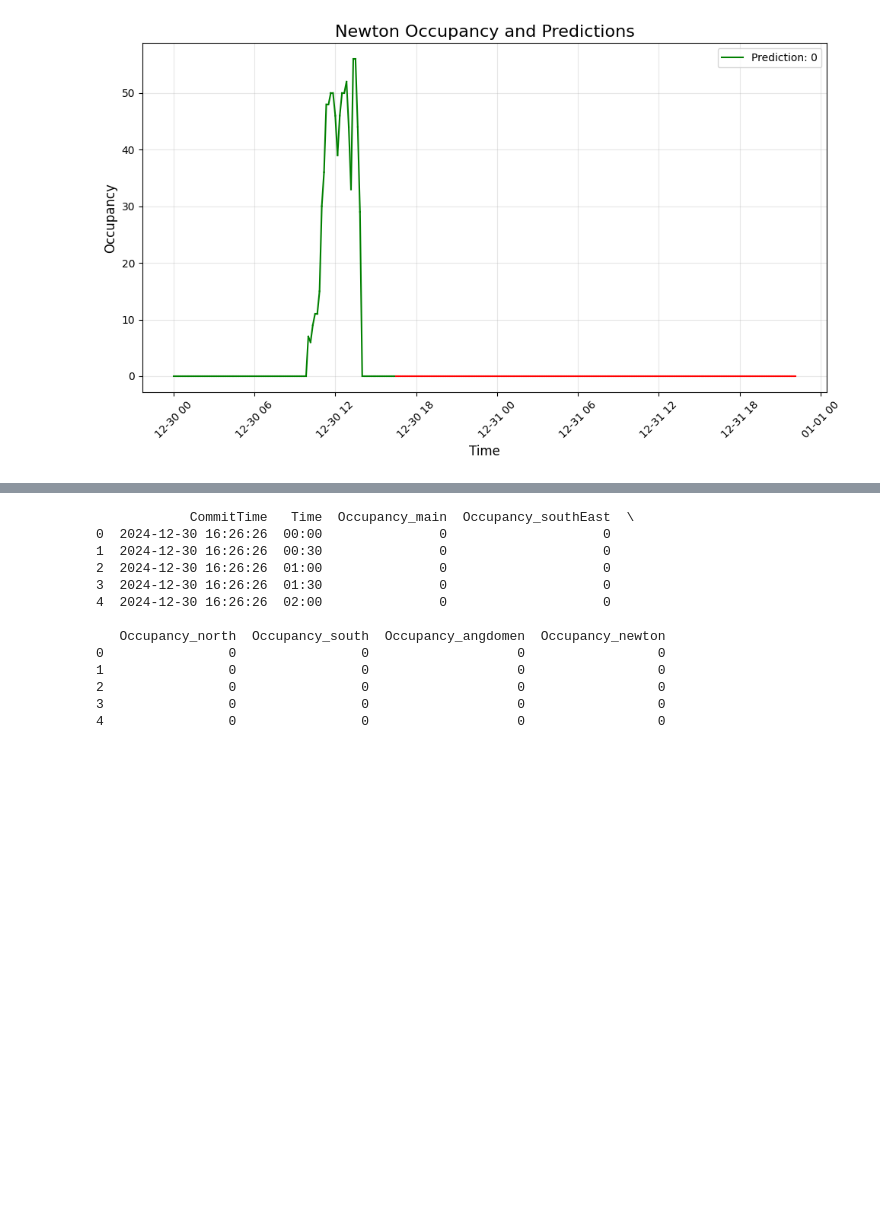
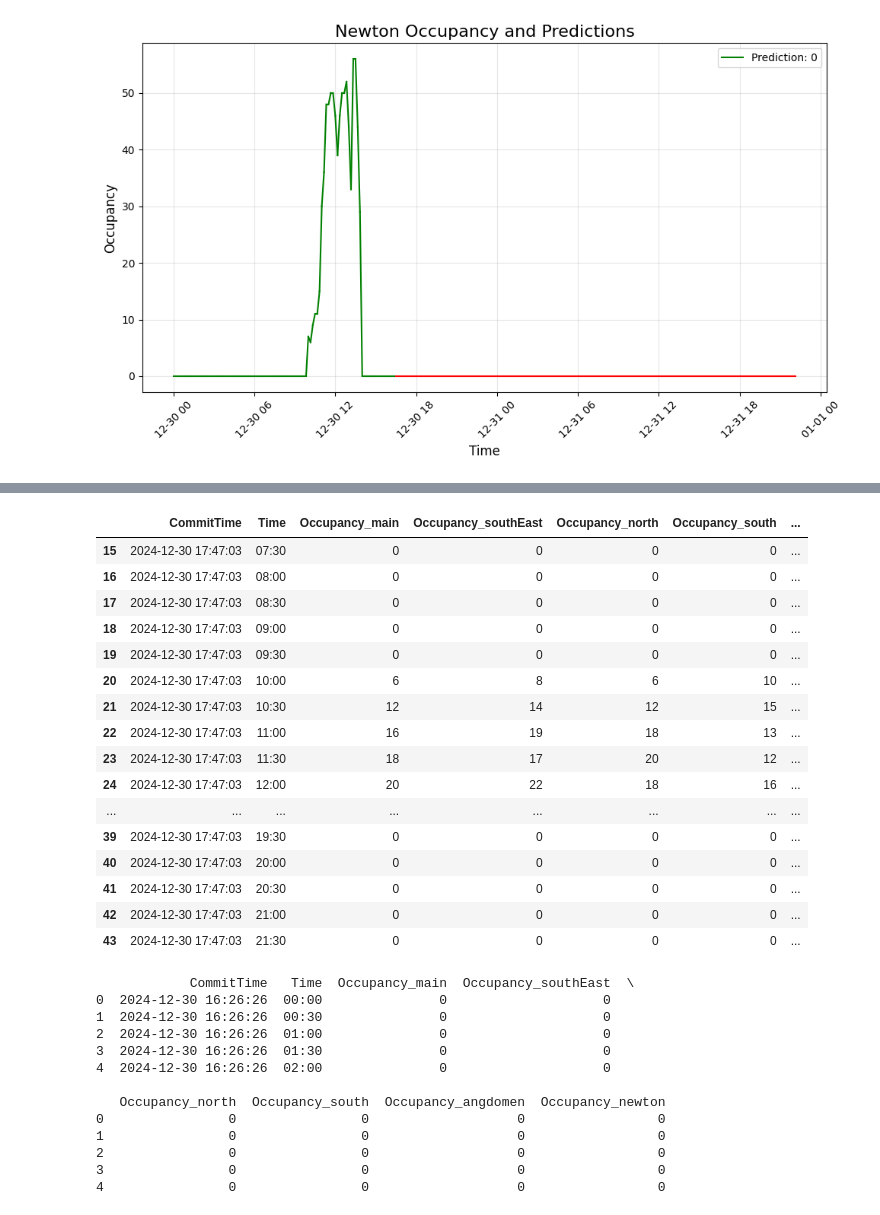
Before and after one commit to davidenascivera/KTH_seat_predictor, a Jupyter notebook: training_inference/OBT_3_inference.ipynb, the cells around one changed output, grey strips where cells are left out. Cells and saved outputs as stored; diff of their text form; code cells hidden in the pictures; blank space fills up the shorter version.

```diff
--- a/training_inference/OBT_3_inference.ipynb
+++ b/training_inference/OBT_3_inference.ipynb
@@ -778,6 +806,26 @@ df_today_resampled = df_today_resampled[
     ['CommitTime', 'Time', 'Occupancy_main', 'Occupancy_southEast', 'Occupancy_north',
      'Occupancy_south', 'Occupancy_angdomen', 'Occupancy_newton']
 ]
+# %%
+df_today_resampled
+# %% [output]
+|  | CommitTime | Time | Occupancy_main | Occupancy_southEast | Occupancy_north | Occupancy_south | ... |
+| 15 | 2024-12-30 17:47:03 | 07:30 | 0 | 0 | 0 | 0 | ... |
+| 16 | 2024-12-30 17:47:03 | 08:00 | 0 | 0 | 0 | 0 | ... |
+| 17 | 2024-12-30 17:47:03 | 08:30 | 0 | 0 | 0 | 0 | ... |
+| 18 | 2024-12-30 17:47:03 | 09:00 | 0 | 0 | 0 | 0 | ... |
+| 19 | 2024-12-30 17:47:03 | 09:30 | 0 | 0 | 0 | 0 | ... |
+| 20 | 2024-12-30 17:47:03 | 10:00 | 6 | 8 | 6 | 10 | ... |
+| 21 | 2024-12-30 17:47:03 | 10:30 | 12 | 14 | 12 | 15 | ... |
+| 22 | 2024-12-30 17:47:03 | 11:00 | 16 | 19 | 18 | 13 | ... |
+| 23 | 2024-12-30 17:47:03 | 11:30 | 18 | 17 | 20 | 12 | ... |
+| 24 | 2024-12-30 17:47:03 | 12:00 | 20 | 22 | 18 | 16 | ... |
+| ... | ... | ... | ... | ... | ... | ... | ... |
+| 39 | 2024-12-30 17:47:03 | 19:30 | 0 | 0 | 0 | 0 | ... |
+| 40 | 2024-12-30 17:47:03 | 20:00 | 0 | 0 | 0 | 0 | ... |
+| 41 | 2024-12-30 17:47:03 | 20:30 | 0 | 0 | 0 | 0 | ... |
+| 42 | 2024-12-30 17:47:03 | 21:00 | 0 | 0 | 0 | 0 | ... |
+| 43 | 2024-12-30 17:47:03 | 21:30 | 0 | 0 | 0 | 0 | ... |
 # %%
 # Save to CSV
 df_today_resampled.to_csv('occupancy_today.csv', index=False)
```
Also changed, not shown: parts of 2 cells of this notebook.
